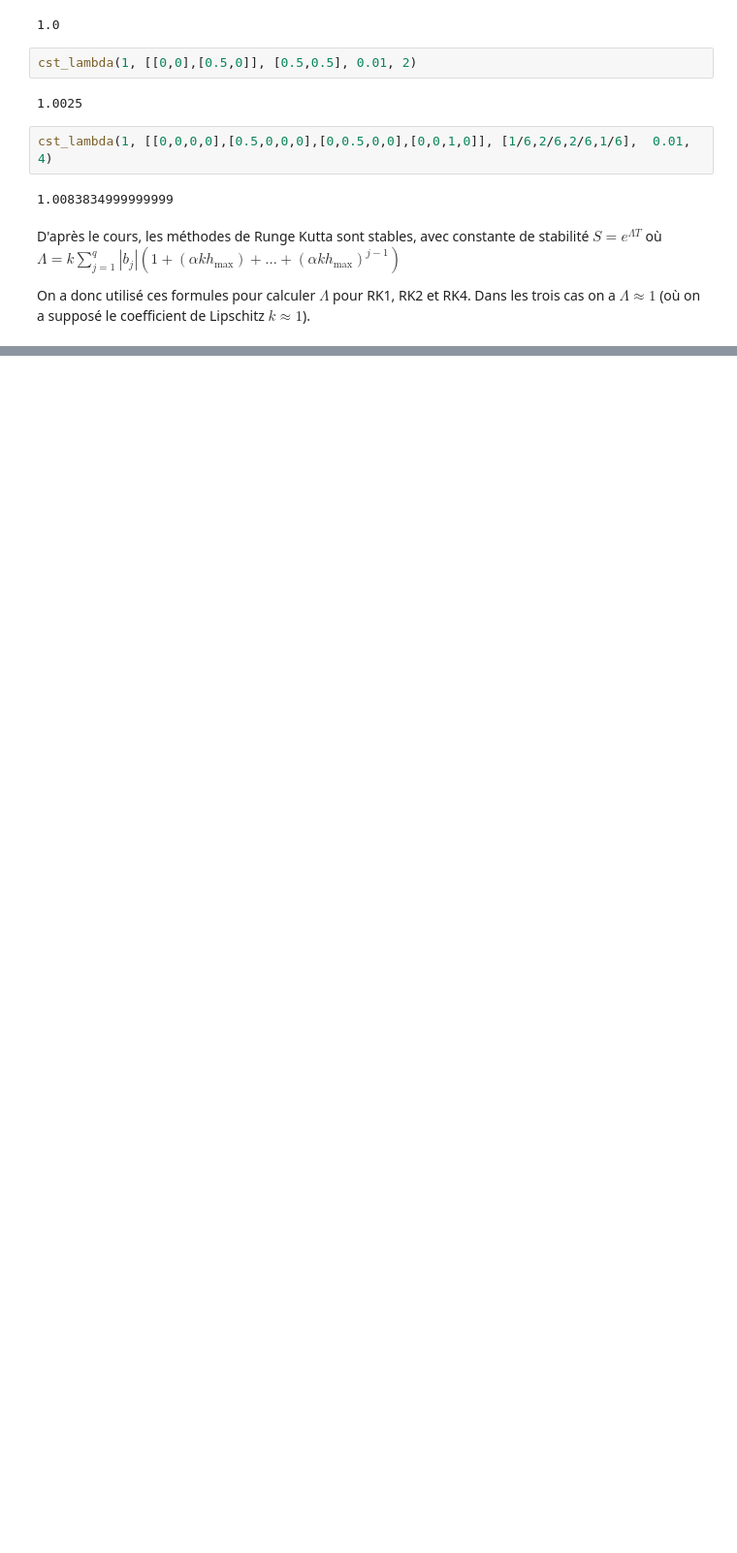
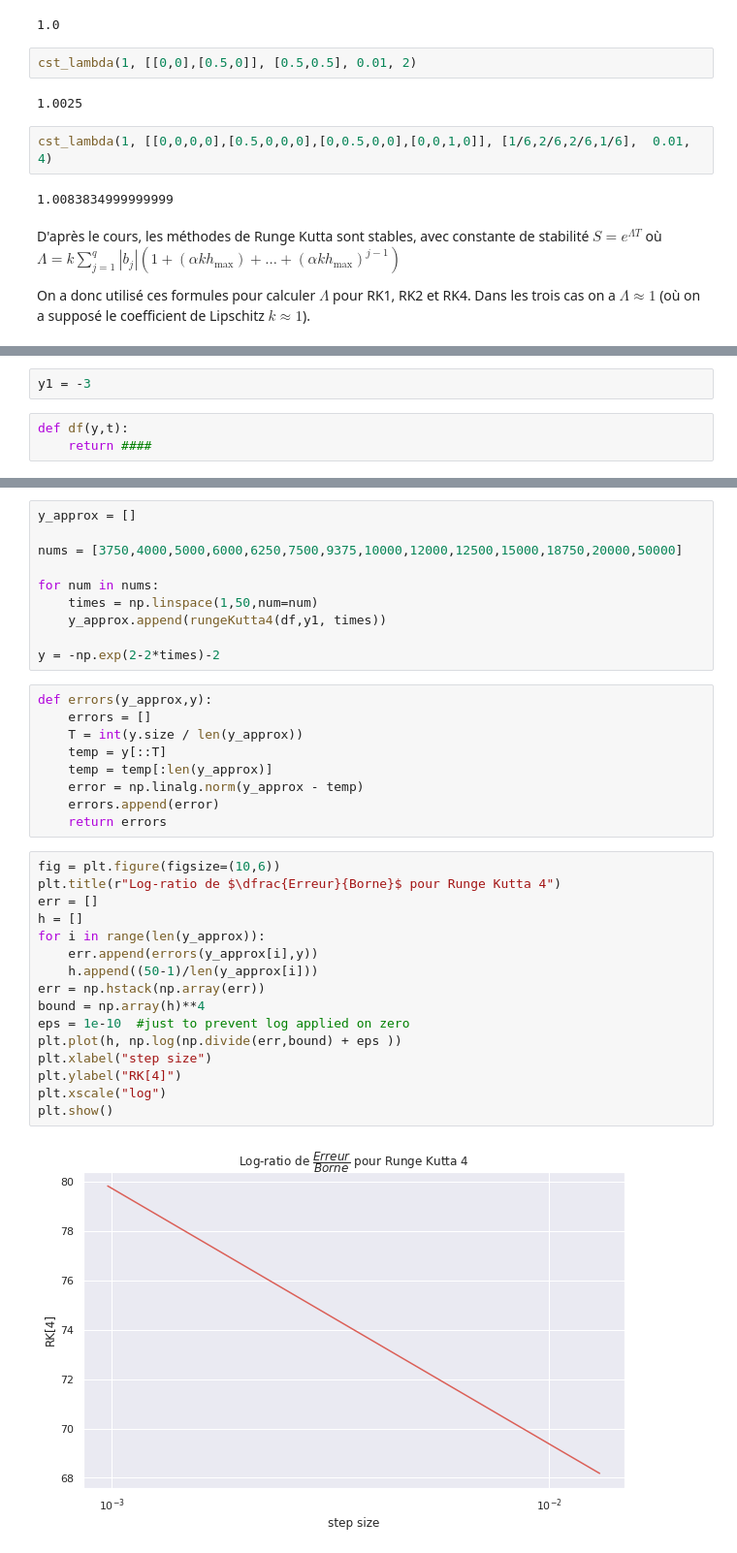
Before and after one commit to littlebuzzybee/MACS205a-Projet, a Jupyter notebook: carbone.ipynb, the cells around one changed output, grey strips where cells are left out. Shown at 97% size. Cells and saved outputs as stored; diff of their text form; blank space fills up the shorter version.

```diff
--- a/carbone.ipynb
+++ b/carbone.ipynb
@@ -704,0 +710,5 @@ Le but de cette partie est de s'assurer que la méthode de Runge Kutta codée v
+# %%
+y1 = -3
+# %%
+def df(y,t):
+    return ####
@@ -704,0 +747,37 @@ Le but de cette partie est de s'assurer que la méthode de Runge Kutta codée v
+# %%
+y_approx = []
+
+nums = [3750,4000,5000,6000,6250,7500,9375,10000,12000,12500,15000,18750,20000,50000]
+
+for num in nums:
+    times = np.linspace(1,50,num=num)
+    y_approx.append(rungeKutta4(df,y1, times))
+
+y = -np.exp(2-2*times)-2
+# %%
+def errors(y_approx,y):
+    errors = []
+    T = int(y.size / len(y_approx))
+    temp = y[::T]
+    temp = temp[:len(y_approx)]
+    error = np.linalg.norm(y_approx - temp)
+    errors.append(error)
+    return errors
+# %%
+fig = plt.figure(figsize=(10,6))
+plt.title(r"Log-ratio de $\dfrac{Erreur}{Borne}$ pour Runge Kutta 4")
+err = []
+h = []
+for i in range(len(y_approx)):
+    err.append(errors(y_approx[i],y))
+    h.append((50-1)/len(y_approx[i]))
+err = np.hstack(np.array(err))
+bound = np.array(h)**4
+eps = 1e-10  #just to prevent log applied on zero
+plt.plot(h, np.log(np.divide(err,bound) + eps ))
+plt.xlabel("step size")
+plt.ylabel("RK[4]")
+plt.xscale("log")
+plt.show()
+# %% [output]
+[figure, added]
```
Also changed, not shown: parts of 11 cells of this notebook.
